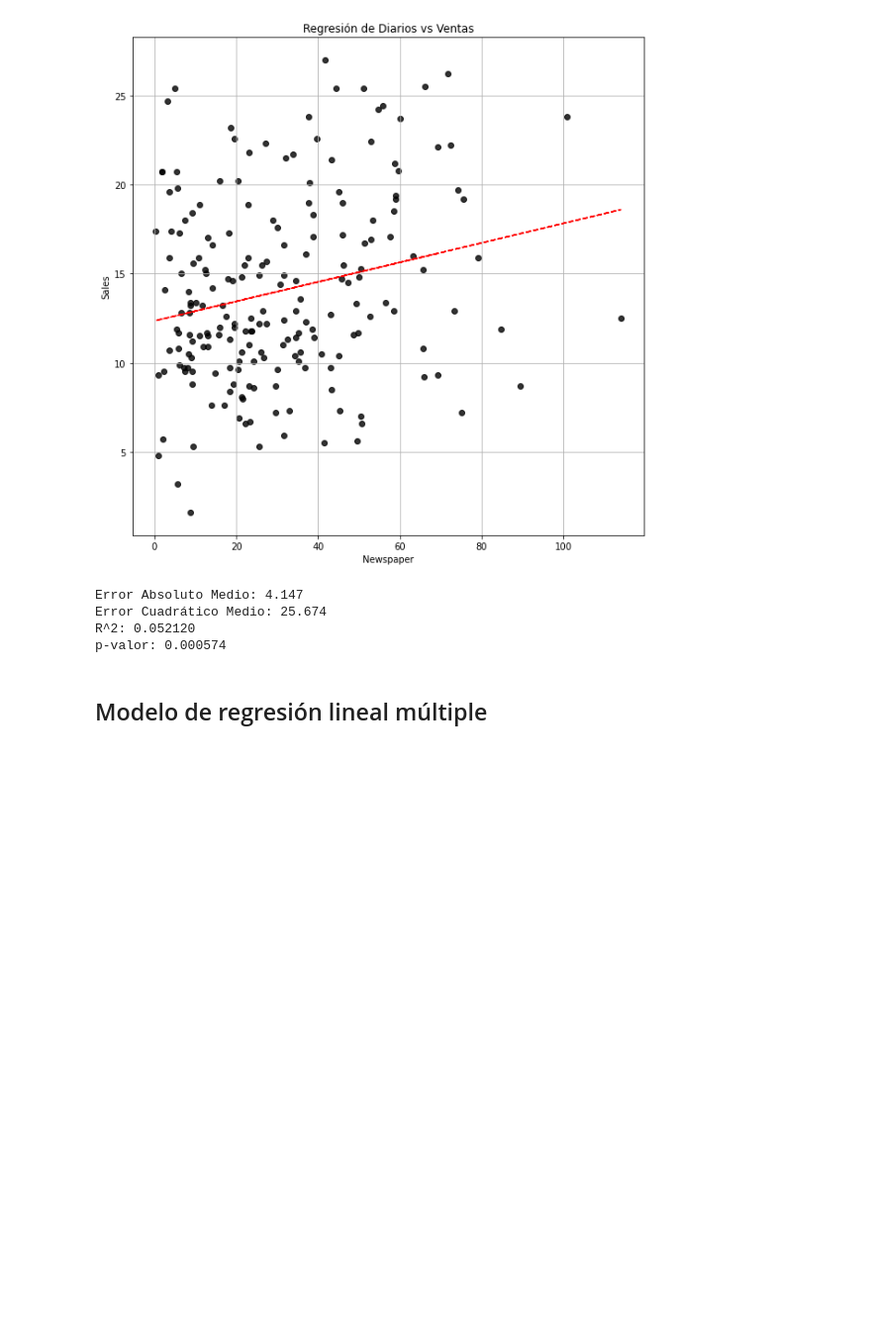
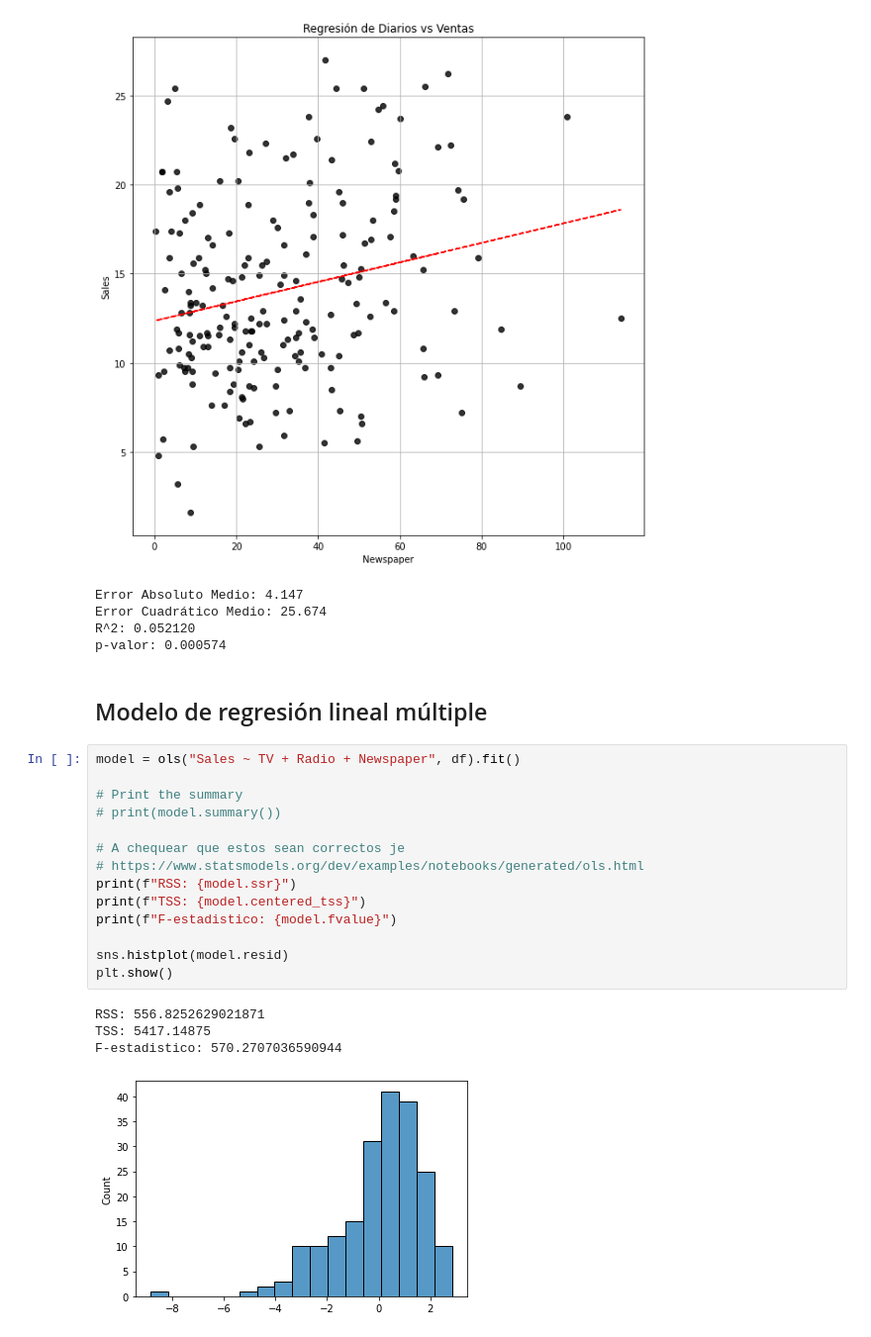
Before and after one commit to gsilvatici/MachineLearningStories, a Jupyter notebook: advertising/ejercicio.ipynb, the cells around one changed output. Shown at 99% size. Cells and saved outputs as stored; diff of their text form; blank space fills up the shorter version.

Commit message:
multivariate regression with statsmodels

```diff
--- a/advertising/ejercicio.ipynb
+++ b/advertising/ejercicio.ipynb
@@ -87,3 +89,22 @@ R^2: 0.052120
 p-valor: 0.000574
 # %% [markdown]
 ## Modelo de regresión lineal múltiple
+# %%
+model = ols("Sales ~ TV + Radio + Newspaper", df).fit()
+
+# Print the summary
+# print(model.summary())
+
+# A chequear que estos sean correctos je
+# https://www.statsmodels.org/dev/examples/notebooks/generated/ols.html
+print(f"RSS: {model.ssr}")
+print(f"TSS: {model.centered_tss}")
+print(f"F-estadistico: {model.fvalue}")
+
+sns.histplot(model.resid)
+plt.show()
+# %% [output]
+RSS: 556.8252629021871
+TSS: 5417.14875
+F-estadistico: 570.2707036590944
+[figure, added]
```
Also changed, not shown: parts of 1 cell of this notebook.
